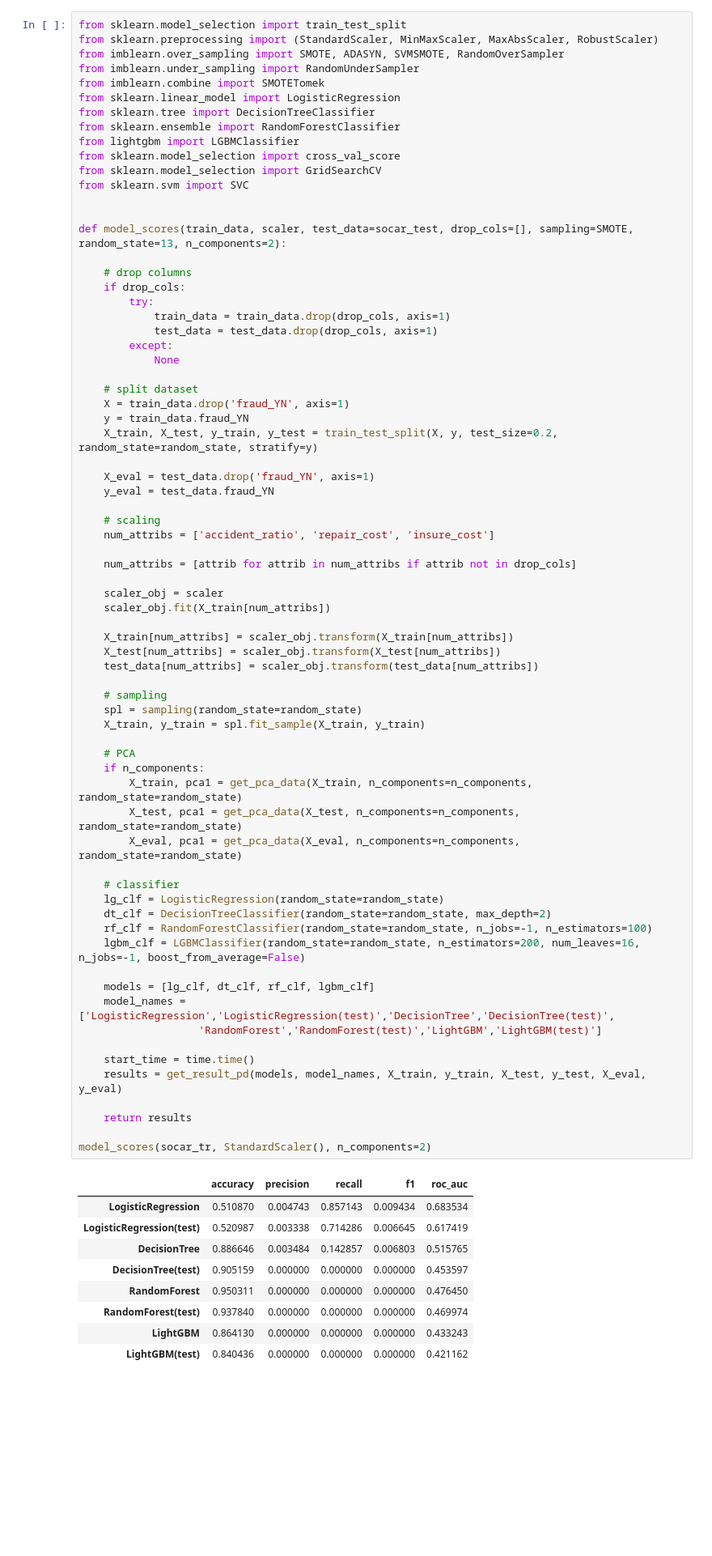
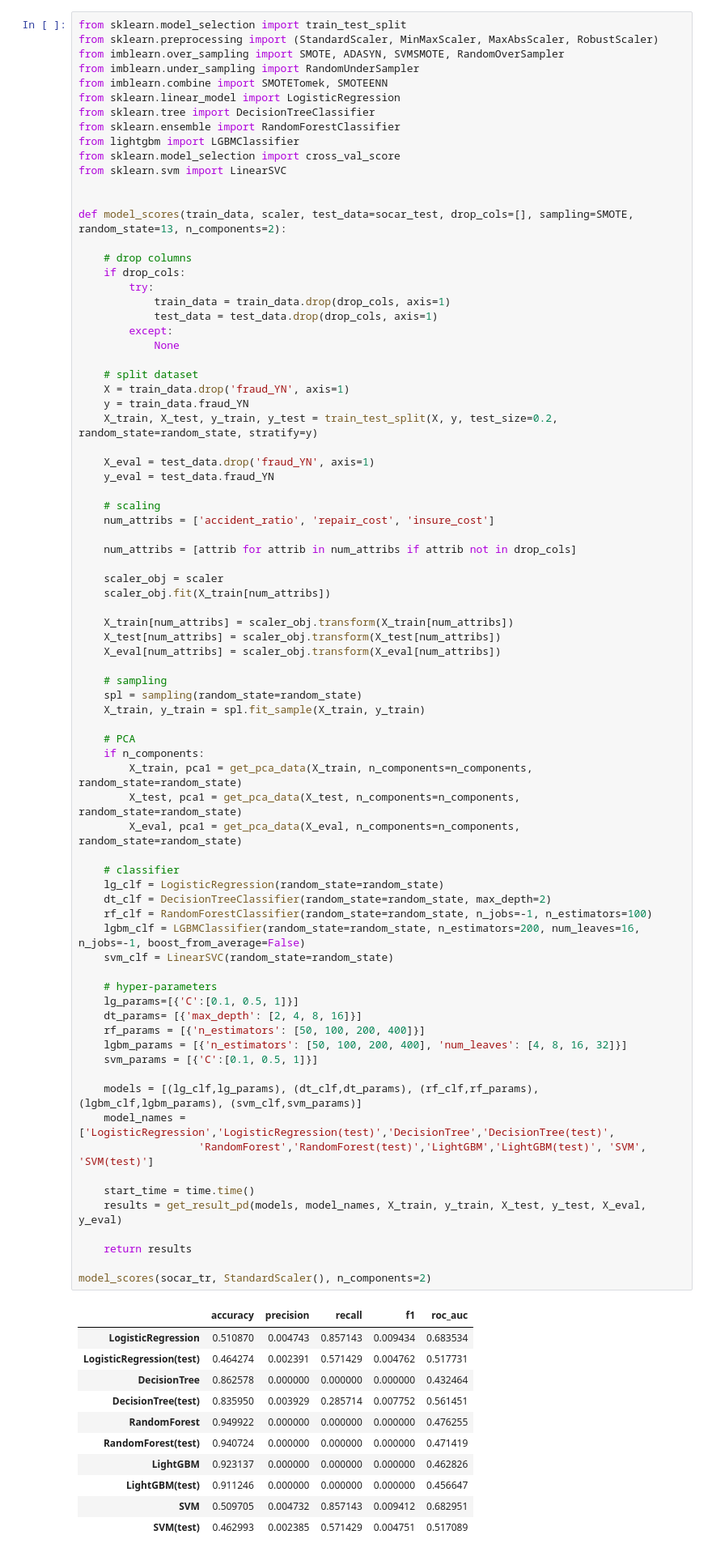
Before and after one commit to Yenabeam/dss_prjt_socar, a Jupyter notebook: 1. workspace/KSJ/socar_fraud_test_set.ipynb, the cells around one changed output. Shown at 81% size. Cells and saved outputs as stored; diff of their text form; blank space fills up the shorter version.

```diff
--- a/1. workspace/KSJ/socar_fraud_test_set.ipynb
+++ b/1. workspace/KSJ/socar_fraud_test_set.ipynb
@@ -461,14 +443,13 @@ from sklearn.model_selection import train_test_split
 from sklearn.preprocessing import (StandardScaler, MinMaxScaler, MaxAbsScaler, RobustScaler)
 from imblearn.over_sampling import SMOTE, ADASYN, SVMSMOTE, RandomOverSampler
 from imblearn.under_sampling import RandomUnderSampler
-from imblearn.combine import SMOTETomek
+from imblearn.combine import SMOTETomek, SMOTEENN
 from sklearn.linear_model import LogisticRegression
 from sklearn.tree import DecisionTreeClassifier
 from sklearn.ensemble import RandomForestClassifier
 from lightgbm import LGBMClassifier
 from sklearn.model_selection import cross_val_score
-from sklearn.model_selection import GridSearchCV
-from sklearn.svm import SVC
+from sklearn.svm import LinearSVC
 
 
 def model_scores(train_data, scaler, test_data=socar_test, drop_cols=[], sampling=SMOTE, random_state=13, n_components=2):
@@ -499,44 +480,54 @@ def model_scores(train_data, scaler, test_data=socar_test, drop_cols=[], samplin
 
     X_train[num_attribs] = scaler_obj.transform(X_train[num_attribs])
     X_test[num_attribs] = scaler_obj.transform(X_test[num_attribs])
-    test_data[num_attribs] = scaler_obj.transform(test_data[num_attribs])
+    X_eval[num_attribs] = scaler_obj.transform(X_eval[num_attribs])
 
     # sampling
     spl = sampling(random_state=random_state)
     X_train, y_train = spl.fit_sample(X_train, y_train)
 
     # PCA
     if n_components:
         X_train, pca1 = get_pca_data(X_train, n_components=n_components, random_state=random_state)
         X_test, pca1 = get_pca_data(X_test, n_components=n_components, random_state=random_state)
         X_eval, pca1 = get_pca_data(X_eval, n_components=n_components, random_state=random_state)
 
     # classifier
     lg_clf = LogisticRegression(random_state=random_state)
     dt_clf = DecisionTreeClassifier(random_state=random_state, max_depth=2)
     rf_clf = RandomForestClassifier(random_state=random_state, n_jobs=-1, n_estimators=100)
     lgbm_clf = LGBMClassifier(random_state=random_state, n_estimators=200, num_leaves=16, n_jobs=-1, boost_from_average=False)
+    svm_clf = LinearSVC(random_state=random_state)
 
-    models = [lg_clf, dt_clf, rf_clf, lgbm_clf]
+    # hyper-parameters
+    lg_params=[{'C':[0.1, 0.5, 1]}]
+    dt_params= [{'max_depth': [2, 4, 8, 16]}]
+    rf_params = [{'n_estimators': [50, 100, 200, 400]}]
+    lgbm_params = [{'n_estimators': [50, 100, 200, 400], 'num_leaves': [4, 8, 16, 32]}]
+    svm_params = [{'C':[0.1, 0.5, 1]}]
+
+    models = [(lg_clf,lg_params), (dt_clf,dt_params), (rf_clf,rf_params), (lgbm_clf,lgbm_params), (svm_clf,svm_params)]
     model_names = ['LogisticRegression','LogisticRegression(test)','DecisionTree','DecisionTree(test)',
-                   'RandomForest','RandomForest(test)','LightGBM','LightGBM(test)']
+                   'RandomForest','RandomForest(test)','LightGBM','LightGBM(test)', 'SVM', 'SVM(test)']
 
     start_time = time.time()
     results = get_result_pd(models, model_names, X_train, y_train, X_test, y_test, X_eval, y_eval)
 
     return results
 
 model_scores(socar_tr, StandardScaler(), n_components=2)
 # %% [output]
 |  | accuracy | precision | recall | f1 | roc_auc |
 | LogisticRegression | 0.510870 | 0.004743 | 0.857143 | 0.009434 | 0.683534 |
-| LogisticRegression(test) | 0.520987 | 0.003338 | 0.714286 | 0.006645 | 0.617419 |
-| DecisionTree | 0.886646 | 0.003484 | 0.142857 | 0.006803 | 0.515765 |
-| DecisionTree(test) | 0.905159 | 0.000000 | 0.000000 | 0.000000 | 0.453597 |
-| RandomForest | 0.950311 | 0.000000 | 0.000000 | 0.000000 | 0.476450 |
-| RandomForest(test) | 0.937840 | 0.000000 | 0.000000 | 0.000000 | 0.469974 |
-| LightGBM | 0.864130 | 0.000000 | 0.000000 | 0.000000 | 0.433243 |
-| LightGBM(test) | 0.840436 | 0.000000 | 0.000000 | 0.000000 | 0.421162 |
+| LogisticRegression(test) | 0.464274 | 0.002391 | 0.571429 | 0.004762 | 0.517731 |
+| DecisionTree | 0.862578 | 0.000000 | 0.000000 | 0.000000 | 0.432464 |
+| DecisionTree(test) | 0.835950 | 0.003929 | 0.285714 | 0.007752 | 0.561451 |
+| RandomForest | 0.949922 | 0.000000 | 0.000000 | 0.000000 | 0.476255 |
+| RandomForest(test) | 0.940724 | 0.000000 | 0.000000 | 0.000000 | 0.471419 |
+| LightGBM | 0.923137 | 0.000000 | 0.000000 | 0.000000 | 0.462826 |
+| LightGBM(test) | 0.911246 | 0.000000 | 0.000000 | 0.000000 | 0.456647 |
+| SVM | 0.509705 | 0.004732 | 0.857143 | 0.009412 | 0.682951 |
+| SVM(test) | 0.462993 | 0.002385 | 0.571429 | 0.004751 | 0.517089 |
 # %% [markdown]
 # 2nd Trial
 - MinMaxScaler & OneHotEncoding
```
Also changed, not shown: parts of 22 cells of this notebook.
